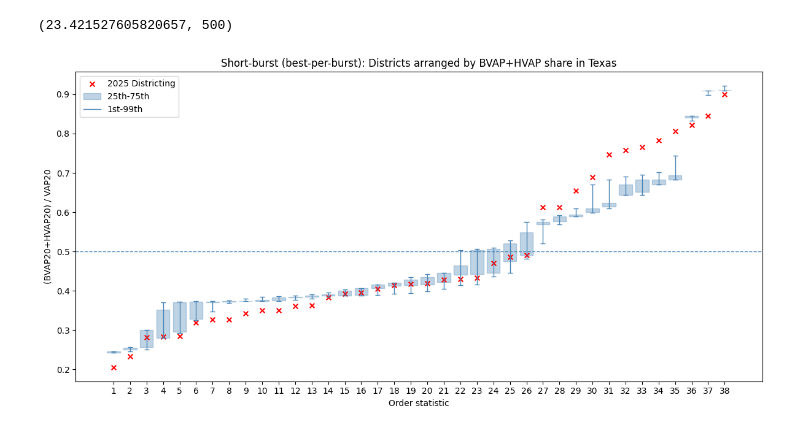
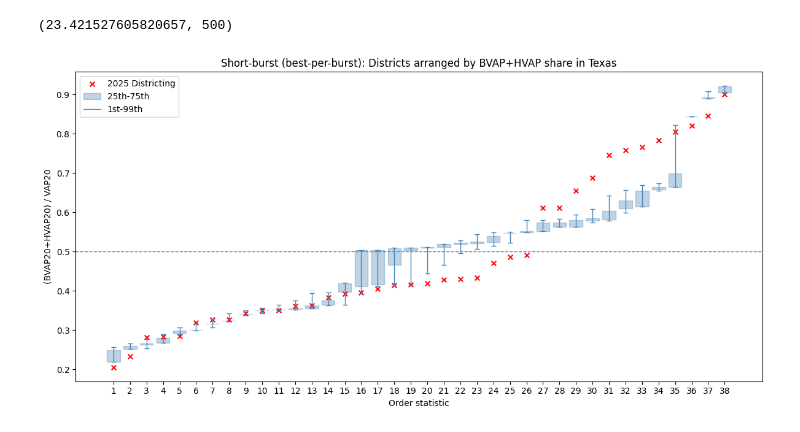
Before and after one commit to EdouardHeitzmann/texas_gerrychain_demo, a Jupyter notebook: texas_gerrychain_demo.ipynb, the cells around one changed output. Saved outputs shown, nothing was run; the diff lists cells and outputs as text; code cells hidden in the pictures.

```diff
--- a/texas_gerrychain_demo.ipynb
+++ b/texas_gerrychain_demo.ipynb
@@ -576,13 +576,15 @@ best_scores[-1], len(best_parts_per_burst)
 # %% [output]
 (23.421527605820657, 500)
 # %%
+short_burst_assignments = [p.assignment for p in best_parts_per_burst]
+
 plot_order_stat_bars(
     short_burst_assignments,
     num_col="BVAP20_PLUS_HVAP20",
     denom_col="VAP20",
     title="Short-burst (best-per-burst): Districts arranged by BVAP+HVAP share in Texas",
     ylabel="(BVAP20+HVAP20) / VAP20",
     #ref_line=0.37,
 )
 # %% [output]
-[figure, old version]
+[figure, new version]
```
